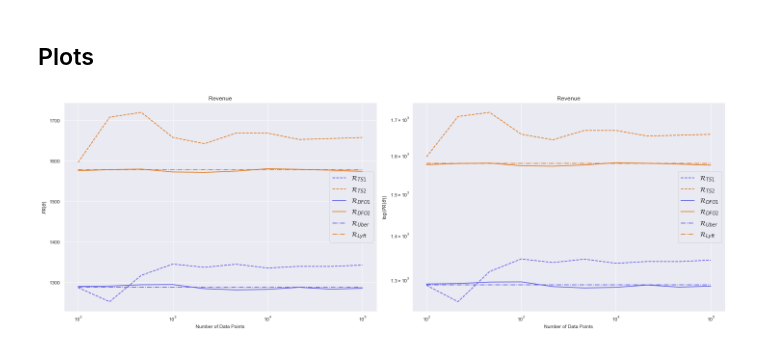
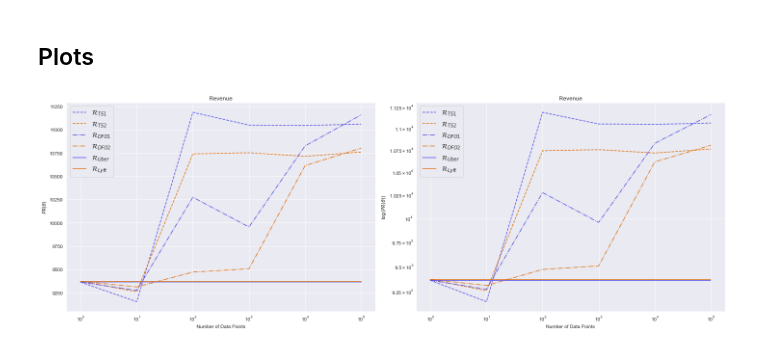
Before and after one commit to evanjfaulkner/DD-Games, a Jupyter notebook: Uber Lyft Simulation/Uber_vs_Lyft_sim.ipynb, the cells around one changed output. Saved outputs shown, nothing was run; the diff lists cells and outputs as text; code cells hidden in the pictures.

```diff
--- a/Uber Lyft Simulation/Uber_vs_Lyft_sim.ipynb
+++ b/Uber Lyft Simulation/Uber_vs_Lyft_sim.ipynb
@@ -35,8 +35,8 @@ new_rides['price'] = new_rides.progress_apply(lambda row: 5*math.floor(row['pric
 
 cab_types_ = new_rides.cab_type.unique()
 distances_ = new_rides.distance.unique()
-hours_ = np.array([17,18,19])  # new_rides.hour.unique()
-prices_ = np.array([10, 15])# np.array([5*(i) for i in range(5)])  # new_rides.price.unique()
+hours_ = np.array([16,17,18,19,20])  # new_rides.hour.unique()
+prices_ = np.array([0,5,10,15])# np.array([5*(i) for i in range(5)])  # new_rides.price.unique()
 dates = len(new_rides.date.unique())
 
 g = np.zeros((len(cab_types_),len(prices_),len(hours_),len(distances_)))
@@ -90,25 +106,28 @@ p1_data_generating_func = sample_from_location_family_rideshare
 p2_data_params = (g_lyft, d_2, mu_p2, gamma_p2, lambda_p2, eta_p2, prices_)
 p2_data_generating_func = sample_from_location_family_rideshare
 # %%
-num_rounds_lst = np.logspace(2,5,10,dtype='int')
-num_test = 10000
+num_rounds_lst = np.logspace(1,5,5,dtype='int')
+num_test = 1000
 num_alternate_rounds = 1000
 # %% [markdown]
 # Run game with 2-stage algorithm
 # %%
+np.random.seed(0)
 p1_risks = []
 p2_risks = []
 theta_final_p1 = []
 theta_final_p2 = []
 
-for num_rounds in num_rounds_lst:
-    print(f"num_rounds = {num_rounds}")
+for num_samples in num_rounds_lst:
+    print(f"num_samples = {num_samples}")
+    rounds_1 = max(math.floor(0.8*num_samples),num_samples-1000)
+    rounds_2 = num_samples-rounds_1
     player_one = TwoStagePlayer()
     player_two = TwoStagePlayer()
     game_ts = DecisionDependentGame(player_one, player_two,
                                     p1_data_params, p2_data_params,
                                     p1_data_generating_func, p2_data_generating_func,
-                                    num_rounds, num_alternate_rounds, num_test)
+                                    num_rounds=rounds_1, num_alternate_rounds=rounds_2, num_test=1000)
 
     game_ts.run_train()
     game_ts.run_post_train_alternating()
@@ -262,22 +254,31 @@ Player 4 risk:
 # %% [markdown]
 ## Plots
 # %%
+base_uber = -np.dot(g_uber.T,prices_)[0,0]
+base_lyft = -np.dot(g_lyft.T,prices_)[0,0]
+
+num_rounds_lst_ = np.insert(num_rounds_lst,0,1)
+p1_risks.insert(0,base_uber)
+p2_risks.insert(0,base_lyft)
+p3_risks.insert(0,base_uber)
+p4_risks.insert(0,base_lyft)
+
 plt.figure(figsize=(20,7))
 plt.subplot(1,2,1)
-plt.semilogx(num_rounds_lst, -np.squeeze(p1_risks),
+plt.semilogx(num_rounds_lst_, -np.squeeze(p1_risks),
              '--', color='#5553E6', label=r'$\mathcal{R}_{TS1}$')
-plt.semilogx(num_rounds_lst, -np.squeeze(p2_risks),
+plt.semilogx(num_rounds_lst_, -np.squeeze(p2_risks),
              '--', color='#E07110', label=r'$\mathcal{R}_{TS2}$')
 
-plt.semilogx(num_rounds_lst, -np.squeeze(p3_risks),
-             '-', color='#5553E6', label=r'$\mathcal{R}_{DFO1}$')
-plt.semilogx(num_rounds_lst, -np.squeeze(p4_risks),
-             '-', color='#E07110', label=r'$\mathcal{R}_{DFO2}$')
+plt.semilogx(num_rounds_lst_, -np.squeeze(p3_risks),
+             '-.', color='#5553E6', label=r'$\mathcal{R}_{DFO1}$')
+plt.semilogx(num_rounds_lst_, -np.squeeze(p4_risks),
+             '-.', color='#E07110', label=r'$\mathcal{R}_{DFO2}$')
 
-plt.semilogx(num_rounds_lst, [np.dot(g_uber.T,prices_)[0,0] for i in range(len(num_rounds_lst))],
-             '-.', color='#5553E6', label=r'$\mathcal{R}_{Uber}$')
-plt.semilogx(num_rounds_lst, [np.dot(g_lyft.T,prices_)[0,0] for i in range(len(num_rounds_lst))],
-             '-.', color='#E07110', label=r'$\mathcal{R}_{Lyft}$')
+plt.semilogx(num_rounds_lst_, [np.dot(g_uber.T,prices_)[0,0] for i in range(len(num_rounds_lst_))],
+             '-', color='#5553E6', label=r'$\mathcal{R}_{Uber}$')
+plt.semilogx(num_rounds_lst_, [np.dot(g_lyft.T,prices_)[0,0] for i in range(len(num_rounds_lst_))],
+             '-', color='#E07110', label=r'$\mathcal{R}_{Lyft}$')
 
 plt.xlabel("Number of Data Points")
 plt.ylabel(r"$PR(\theta)$")
@@ -285,47 +286,47 @@ plt.title("Revenue")
 plt.legend(fontsize=14)
 
 plt.subplot(1,2,2)
-plt.loglog(num_rounds_lst, -np.squeeze(p1_risks),
+plt.loglog(num_rounds_lst_, -np.squeeze(p1_risks),
            '--', color='#5553E6', label=r'$\mathcal{R}_{TS1}$')
-plt.loglog(num_rounds_lst, -np.squeeze(p2_risks),
+plt.loglog(num_rounds_lst_, -np.squeeze(p2_risks),
            '--', color='#E07110', label=r'$\mathcal{R}_{TS2}$')
 
-plt.loglog(num_rounds_lst, -np.squeeze(p3_risks),
-             '-', color='#5553E6', label=r'$\mathcal{R}_{DFO1}$')
-plt.loglog(num_rounds_lst, -np.squeeze(p4_risks),
-             '-', color='#E07110', label=r'$\mathcal{R}_{DFO2}$')
+plt.loglog(num_rounds_lst_, -np.squeeze(p3_risks),
+             '-.', color='#5553E6', label=r'$\mathcal{R}_{DFO1}$')
+plt.loglog(num_rounds_lst_, -np.squeeze(p4_risks),
+             '-.', color='#E07110', label=r'$\mathcal{R}_{DFO2}$')
 
-plt.loglog(num_rounds_lst, [np.dot(g_uber.T,prices_)[0,0] for i in range(len(num_rounds_lst))],
-             '-.', color='#5553E6', label=r'$\mathcal{R}_{Uber}$')
-plt.loglog(num_rounds_lst, [np.dot(g_lyft.T,prices_)[0,0] for i in range(len(num_rounds_lst))],
-             '-.', color='#E07110', label=r'$\mathcal{R}_{Lyft}$')
+plt.loglog(num_rounds_lst_, [np.dot(g_uber.T,prices_)[0,0] for i in range(len(num_rounds_lst_))],
+             '-', color='#5553E6', label=r'$\mathcal{R}_{Uber}$')
+plt.loglog(num_rounds_lst_, [np.dot(g_lyft.T,prices_)[0,0] for i in range(len(num_rounds_lst_))],
+             '-', color='#E07110', label=r'$\mathcal{R}_{Lyft}$')
 
 plt.xlabel("Number of Data Points")
 plt.ylabel(r"$\log(PR(\theta))$")
 plt.title('Revenue')
 plt.legend(fontsize=14)
 
 # plt.subplot(1,3,3)
 # plt.semilogx(num_rounds_lst, np.squeeze(theta_final_p1),
 #            '--', color='#5553E6', label=r'$\theta_{TS1}$')
 # plt.semilogx(num_rounds_lst, np.squeeze(theta_final_p2),
 #            '--', color='#E07110', label=r'$\theta_{TS2}$')
 
 # plt.semilogx(num_rounds_lst, np.squeeze(theta_final_p3),
 #            '-', color='#5553E6', label=r'$\theta_{DFO1}$')
 # plt.semilogx(num_rounds_lst, np.squeeze(theta_final_p4),
 #            '-', color='#E07110', label=r'$\theta_{DFO2}$')
 
 # plt.ylim(-10,10)
 # plt.xlabel("Number of Data Points")
 # plt.ylabel(r"$\log(PR(\theta))$")
 # plt.title('Strategies')
 # plt.legend(fontsize=14)
 plt.tight_layout()
 plt.savefig('DD_regression_rideshare_convergence.jpg', format='jpg')
 plt.show()
 # %% [output]
-[figure, old version]
+[figure, new version]
 # %%
 print(f'theta_1_ts - theta_1_dfo = \n{game_ts.theta_p1-game_dfo.theta_p1}')
 print(f'theta_2_ts - theta_2_dfo = \n{game_ts.theta_p2-game_dfo.theta_p2}')
```
Also changed, not shown: parts of 9 cells of this notebook, 5 other files.
